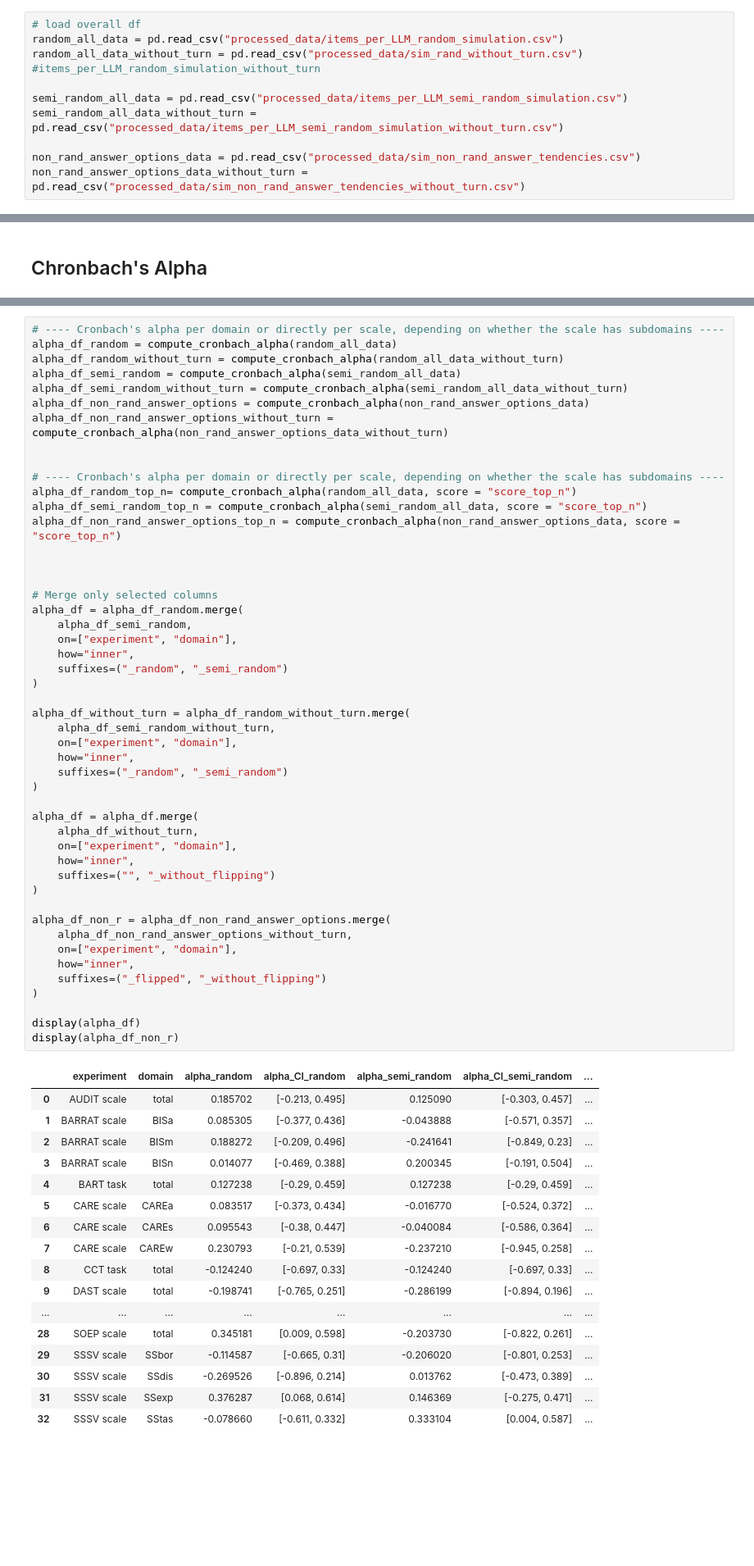
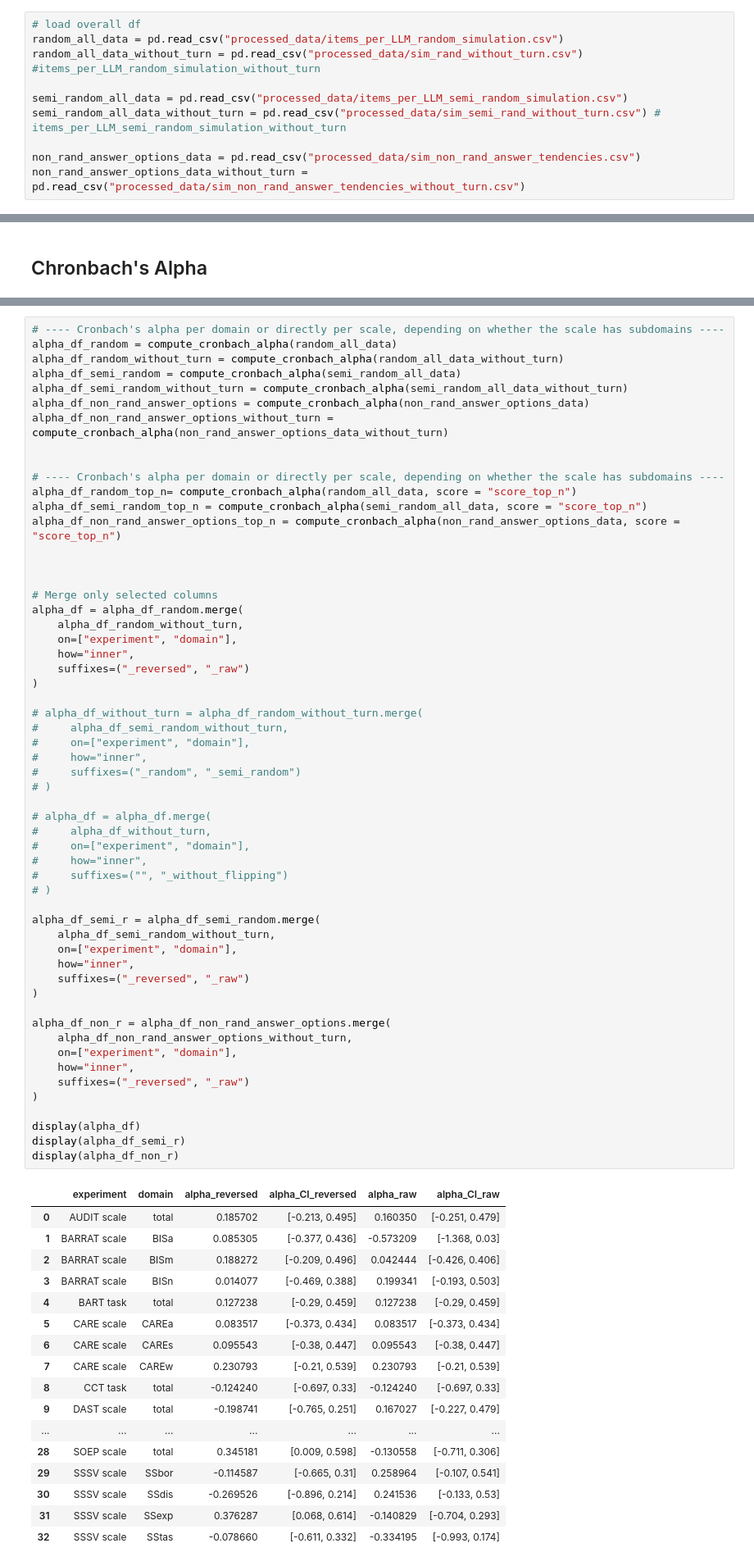
Before and after one commit to jelenameyer/GenInLLM, a Jupyter notebook: data_analysis/simulation_data_analysis_reliability.ipynb, the cells around one changed output, grey strips where cells are left out. Shown: that part at 82% size. Cells and saved outputs as stored; diff of their text form; blank space fills up the shorter version.

Commit message:
fix data reading bug, improve reliability analysis for simulations

```diff
--- a/data_analysis/simulation_data_analysis_reliability.ipynb
+++ b/data_analysis/simulation_data_analysis_reliability.ipynb
@@ -24,7 +24,7 @@ random_all_data = pd.read_csv("processed_data/items_per_LLM_random_simulation.cs
 random_all_data_without_turn = pd.read_csv("processed_data/sim_rand_without_turn.csv") #items_per_LLM_random_simulation_without_turn
 
 semi_random_all_data = pd.read_csv("processed_data/items_per_LLM_semi_random_simulation.csv")
-semi_random_all_data_without_turn = pd.read_csv("processed_data/items_per_LLM_semi_random_simulation_without_turn.csv")
+semi_random_all_data_without_turn = pd.read_csv("processed_data/sim_semi_rand_without_turn.csv") # items_per_LLM_semi_random_simulation_without_turn
 
 non_rand_answer_options_data = pd.read_csv("processed_data/sim_non_rand_answer_tendencies.csv")
 non_rand_answer_options_data_without_turn = pd.read_csv("processed_data/sim_non_rand_answer_tendencies_without_turn.csv")
@@ -121,59 +121,67 @@ alpha_df_non_rand_answer_options = compute_cronbach_alpha(non_rand_answer_option
 alpha_df_non_rand_answer_options_without_turn = compute_cronbach_alpha(non_rand_answer_options_data_without_turn)
 
 
 # ---- Cronbach's alpha per domain or directly per scale, depending on whether the scale has subdomains ----
 alpha_df_random_top_n= compute_cronbach_alpha(random_all_data, score = "score_top_n")
 alpha_df_semi_random_top_n = compute_cronbach_alpha(semi_random_all_data, score = "score_top_n")
 alpha_df_non_rand_answer_options_top_n = compute_cronbach_alpha(non_rand_answer_options_data, score = "score_top_n")
 
 
 
 # Merge only selected columns
 alpha_df = alpha_df_random.merge(
-    alpha_df_semi_random,
+    alpha_df_random_without_turn,
     on=["experiment", "domain"],
     how="inner",
-    suffixes=("_random", "_semi_random")
+    suffixes=("_reversed", "_raw")
 )
 
-alpha_df_without_turn = alpha_df_random_without_turn.merge(
+# alpha_df_without_turn = alpha_df_random_without_turn.merge(
+#     alpha_df_semi_random_without_turn,
+#     on=["experiment", "domain"],
+#     how="inner",
+#     suffixes=("_random", "_semi_random")
+# )
+
+# alpha_df = alpha_df.merge(
+#     alpha_df_without_turn,
+#     on=["experiment", "domain"],
+#     how="inner",
+#     suffixes=("", "_without_flipping")
+# )
+
+alpha_df_semi_r = alpha_df_semi_random.merge(
     alpha_df_semi_random_without_turn,
     on=["experiment", "domain"],
     how="inner",
-    suffixes=("_random", "_semi_random")
-)
-
-alpha_df = alpha_df.merge(
-    alpha_df_without_turn,
-    on=["experiment", "domain"],
-    how="inner",
-    suffixes=("", "_without_flipping")
+    suffixes=("_reversed", "_raw")
 )
 
 alpha_df_non_r = alpha_df_non_rand_answer_options.merge(
     alpha_df_non_rand_answer_options_without_turn,
     on=["experiment", "domain"],
     how="inner",
-    suffixes=("_flipped", "_without_flipping")
+    suffixes=("_reversed", "_raw")
 )
 
 display(alpha_df)
+display(alpha_df_semi_r)
 display(alpha_df_non_r)
 # %% [output]
-|  | experiment | domain | alpha_random | alpha_CI_random | alpha_semi_random | alpha_CI_semi_random | ... |
-| 0 | AUDIT scale | total | 0.185702 | [-0.213, 0.495] | 0.125090 | [-0.303, 0.457] | ... |
-| 1 | BARRAT scale | BISa | 0.085305 | [-0.377, 0.436] | -0.043888 | [-0.571, 0.357] | ... |
-| 2 | BARRAT scale | BISm | 0.188272 | [-0.209, 0.496] | -0.241641 | [-0.849, 0.23] | ... |
-| 3 | BARRAT scale | BISn | 0.014077 | [-0.469, 0.388] | 0.200345 | [-0.191, 0.504] | ... |
-| 4 | BART task | total | 0.127238 | [-0.29, 0.459] | 0.127238 | [-0.29, 0.459] | ... |
-| 5 | CARE scale | CAREa | 0.083517 | [-0.373, 0.434] | -0.016770 | [-0.524, 0.372] | ... |
-| 6 | CARE scale | CAREs | 0.095543 | [-0.38, 0.447] | -0.040084 | [-0.586, 0.364] | ... |
-| 7 | CARE scale | CAREw | 0.230793 | [-0.21, 0.539] | -0.237210 | [-0.945, 0.258] | ... |
-| 8 | CCT task | total | -0.124240 | [-0.697, 0.33] | -0.124240 | [-0.697, 0.33] | ... |
-| 9 | DAST scale | total | -0.198741 | [-0.765, 0.251] | -0.286199 | [-0.894, 0.196] | ... |
-| ... | ... | ... | ... | ... | ... | ... | ... |
-| 28 | SOEP scale | total | 0.345181 | [0.009, 0.598] | -0.203730 | [-0.822, 0.261] | ... |
-| 29 | SSSV scale | SSbor | -0.114587 | [-0.665, 0.31] | -0.206020 | [-0.801, 0.253] | ... |
-| 30 | SSSV scale | SSdis | -0.269526 | [-0.896, 0.214] | 0.013762 | [-0.473, 0.389] | ... |
-| 31 | SSSV scale | SSexp | 0.376287 | [0.068, 0.614] | 0.146369 | [-0.275, 0.471] | ... |
-| 32 | SSSV scale | SStas | -0.078660 | [-0.611, 0.332] | 0.333104 | [0.004, 0.587] | ... |
+|  | experiment | domain | alpha_reversed | alpha_CI_reversed | alpha_raw | alpha_CI_raw |
+| 0 | AUDIT scale | total | 0.185702 | [-0.213, 0.495] | 0.160350 | [-0.251, 0.479] |
+| 1 | BARRAT scale | BISa | 0.085305 | [-0.377, 0.436] | -0.573209 | [-1.368, 0.03] |
+| 2 | BARRAT scale | BISm | 0.188272 | [-0.209, 0.496] | 0.042444 | [-0.426, 0.406] |
+| 3 | BARRAT scale | BISn | 0.014077 | [-0.469, 0.388] | 0.199341 | [-0.193, 0.503] |
+| 4 | BART task | total | 0.127238 | [-0.29, 0.459] | 0.127238 | [-0.29, 0.459] |
+| 5 | CARE scale | CAREa | 0.083517 | [-0.373, 0.434] | 0.083517 | [-0.373, 0.434] |
+| 6 | CARE scale | CAREs | 0.095543 | [-0.38, 0.447] | 0.095543 | [-0.38, 0.447] |
+| 7 | CARE scale | CAREw | 0.230793 | [-0.21, 0.539] | 0.230793 | [-0.21, 0.539] |
+| 8 | CCT task | total | -0.124240 | [-0.697, 0.33] | -0.124240 | [-0.697, 0.33] |
+| 9 | DAST scale | total | -0.198741 | [-0.765, 0.251] | 0.167027 | [-0.227, 0.479] |
+| ... | ... | ... | ... | ... | ... | ... |
+| 28 | SOEP scale | total | 0.345181 | [0.009, 0.598] | -0.130558 | [-0.711, 0.306] |
+| 29 | SSSV scale | SSbor | -0.114587 | [-0.665, 0.31] | 0.258964 | [-0.107, 0.541] |
+| 30 | SSSV scale | SSdis | -0.269526 | [-0.896, 0.214] | 0.241536 | [-0.133, 0.53] |
+| 31 | SSSV scale | SSexp | 0.376287 | [0.068, 0.614] | -0.140829 | [-0.704, 0.293] |
+| 32 | SSSV scale | SStas | -0.078660 | [-0.611, 0.332] | -0.334195 | [-0.993, 0.174] |
```
Also changed, not shown: parts of 4 cells of this notebook, 3 other files.
